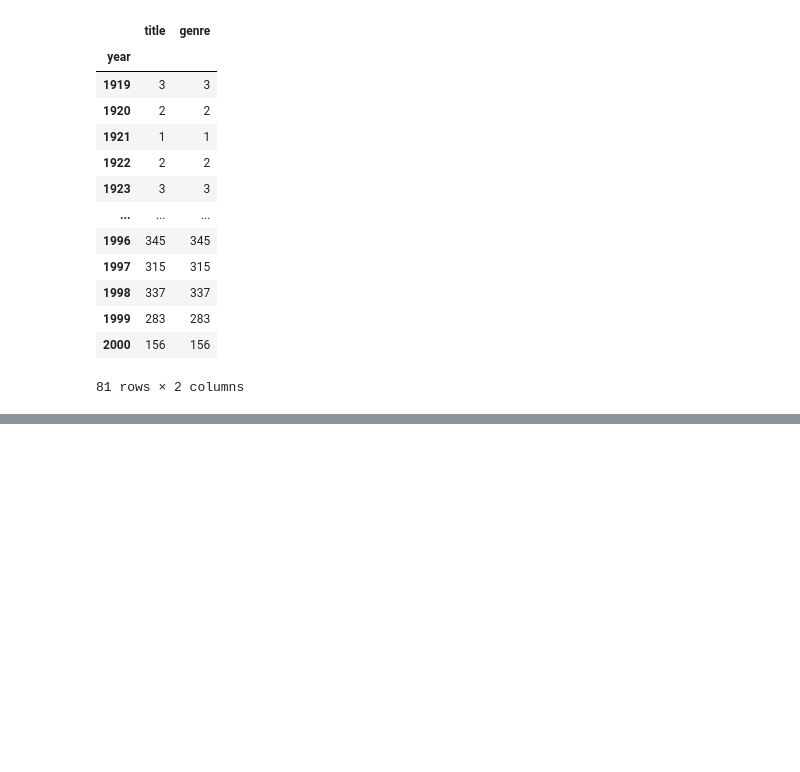
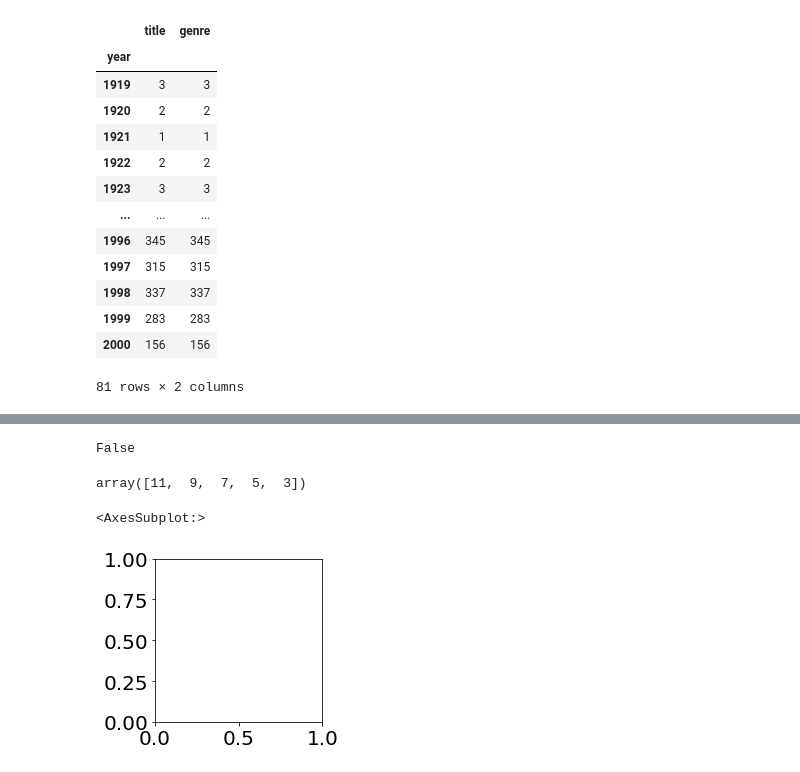
Before and after one commit to ZappD0S/MLPNS_GZappavigna, a Jupyter notebook: MLPNS23_bootcamp.ipynb, the cells around one changed output, grey strips where cells are left out. Saved outputs shown, nothing was run; the diff lists cells and outputs as text; code cells hidden in the pictures; blank space fills up the shorter version.

```diff
--- a/MLPNS23_bootcamp.ipynb
+++ b/MLPNS23_bootcamp.ipynb
@@ -355,0 +470,11 @@ movies.groupby("year").count()
+# %%
+isPalindrome("anna")
+# %% [output]
+False
+# %%
+x = np.arange(1, 11)
+x = x[x % 2 == 0]
+x = x[::-1]
+x + 1
+# %% [output]
+array([11,  9,  7,  5,  3])
@@ -355,0 +483,7 @@ movies.groupby("year").count()
+# %%
+plt.rcParams.update({"font.size": 20, "figure.figsize": (10,10)})
+# %%
+plt.figure(figsize=(3,3)).add_subplot(1,1,1)
+# %% [output]
+<AxesSubplot:>
+[figure, added]
```
Also changed, not shown: parts of 20 cells of this notebook.
